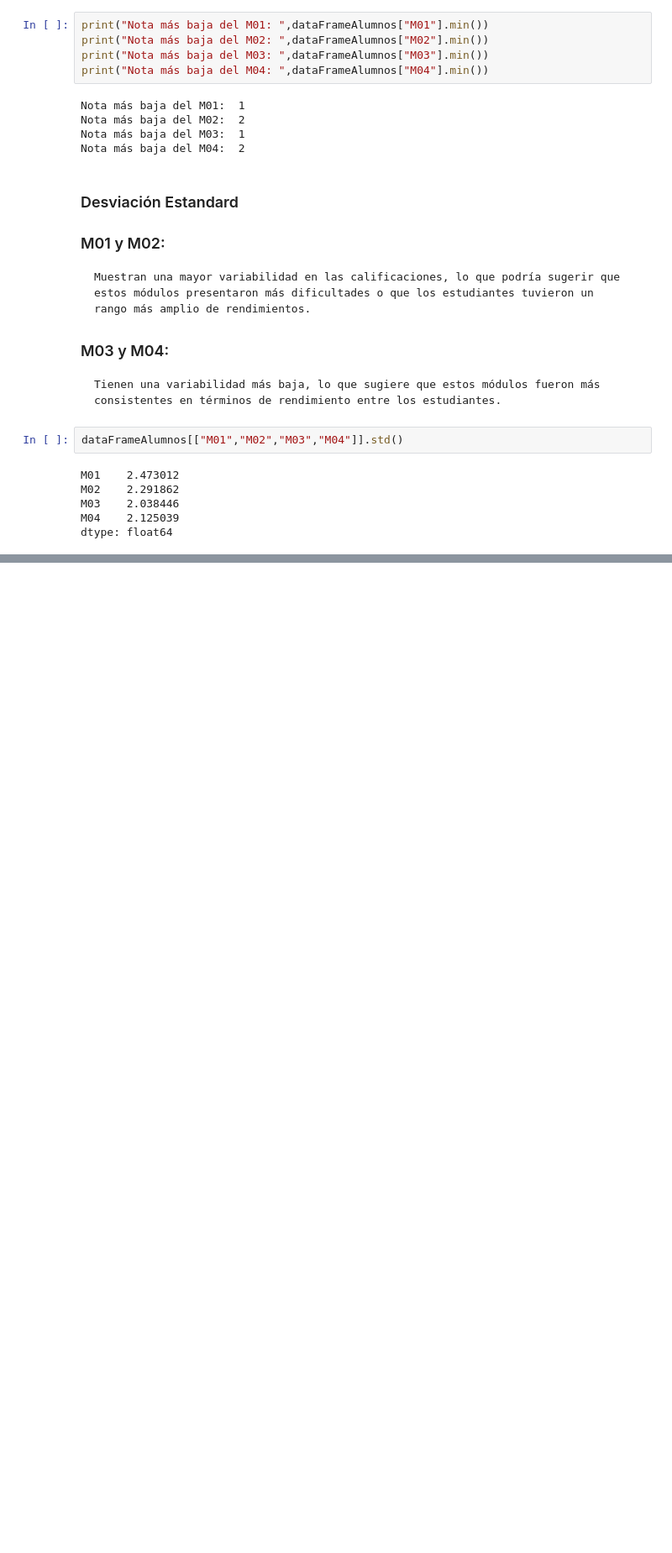
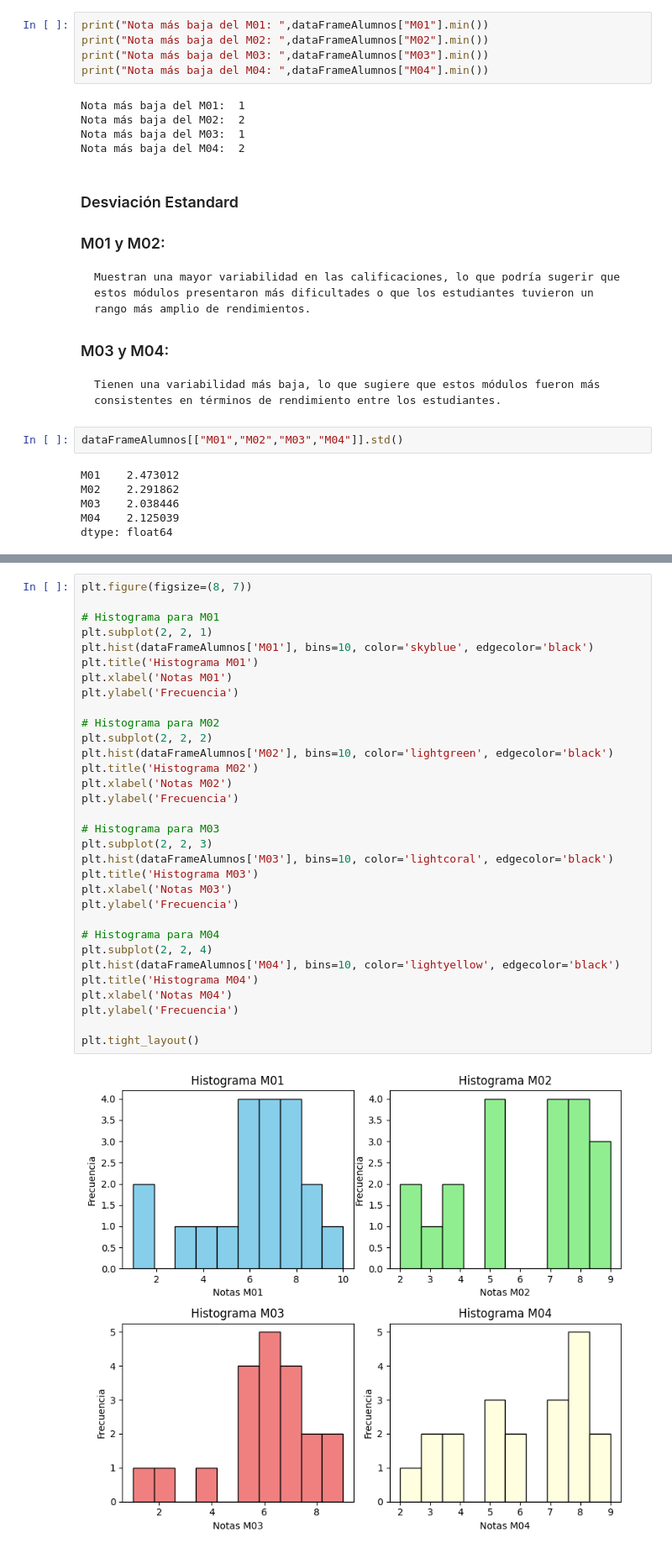
Before and after one commit to Bemen3M07/jupiter-logs-pandas-OmaimaBenHamouda, a Jupyter notebook: Pp4Part2.ipynb, the cells around one changed output, grey strips where cells are left out. Shown at 84% size. Saved outputs shown, nothing was run; the diff lists cells and outputs as text; blank space fills up the shorter version.

```diff
--- a/Pp4Part2.ipynb
+++ b/Pp4Part2.ipynb
@@ -232,0 +273,34 @@ dtype: float64
+# %%
+plt.figure(figsize=(8, 7))
+
+# Histograma para M01
+plt.subplot(2, 2, 1)
+plt.hist(dataFrameAlumnos['M01'], bins=10, color='skyblue', edgecolor='black')
+plt.title('Histograma M01')
+plt.xlabel('Notas M01')
+plt.ylabel('Frecuencia')
+
+# Histograma para M02
+plt.subplot(2, 2, 2)
+plt.hist(dataFrameAlumnos['M02'], bins=10, color='lightgreen', edgecolor='black')
+plt.title('Histograma M02')
+plt.xlabel('Notas M02')
+plt.ylabel('Frecuencia')
+
+# Histograma para M03
+plt.subplot(2, 2, 3)
+plt.hist(dataFrameAlumnos['M03'], bins=10, color='lightcoral', edgecolor='black')
+plt.title('Histograma M03')
+plt.xlabel('Notas M03')
+plt.ylabel('Frecuencia')
+
+# Histograma para M04
+plt.subplot(2, 2, 4)
+plt.hist(dataFrameAlumnos['M04'], bins=10, color='lightyellow', edgecolor='black')
+plt.title('Histograma M04')
+plt.xlabel('Notas M04')
+plt.ylabel('Frecuencia')
+
+plt.tight_layout()
+# %% [output]
+[figure, added]
```
Also changed, not shown: parts of 9 cells of this notebook.
